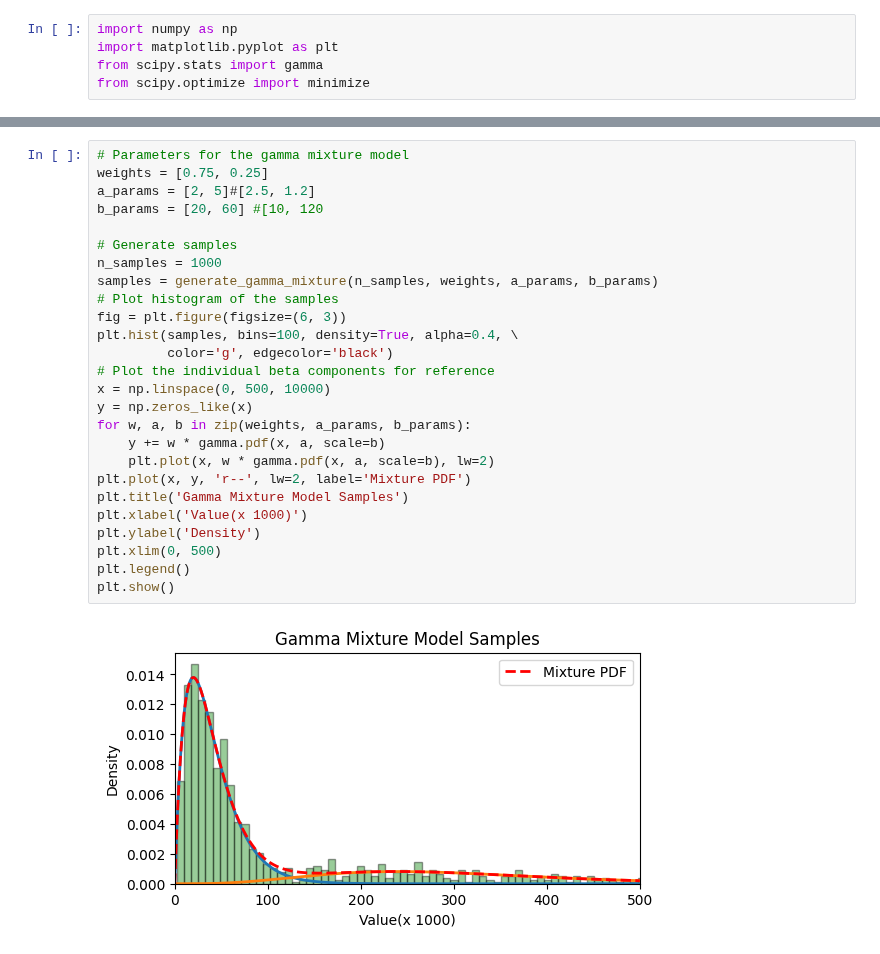
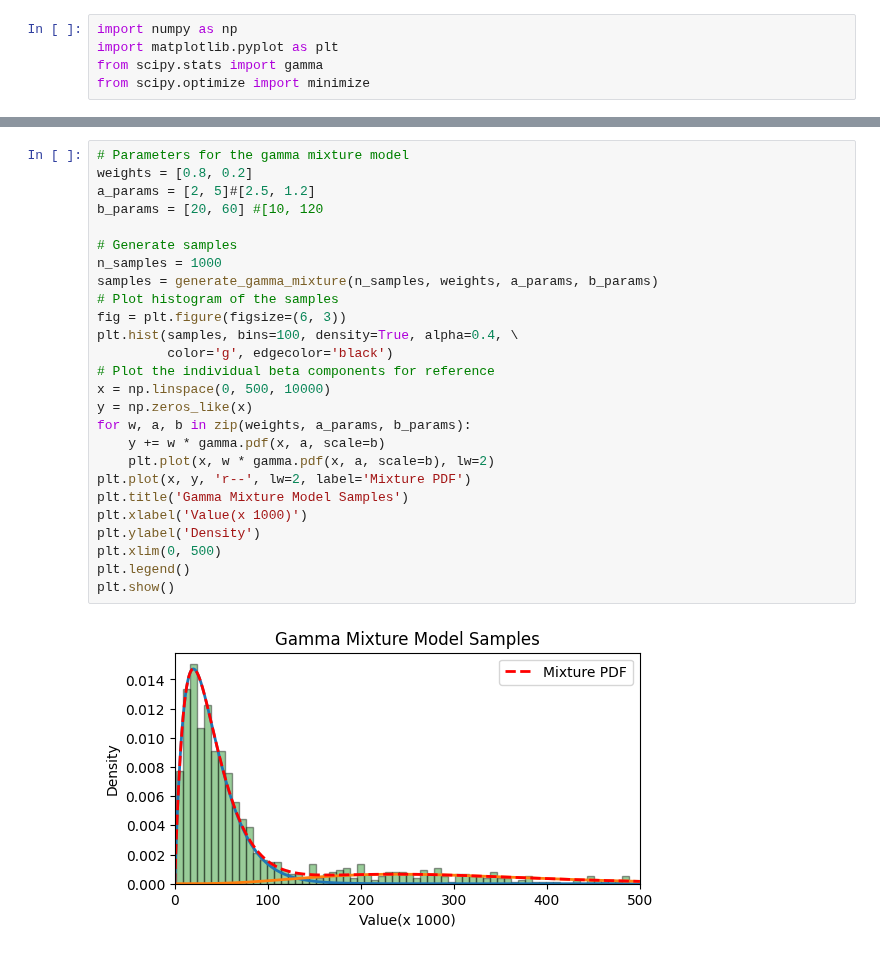
Before and after one commit to ntpuccw/InClassCoding, a Jupyter notebook: gar1203.ipynb, the cells around one changed output, grey strips where cells are left out. Cells and saved outputs as stored; diff of their text form.

```diff
--- a/gar1203.ipynb
+++ b/gar1203.ipynb
@@ -80,29 +80,29 @@ def estimate_gamma_mixture(samples, n_components):
     return weights, a_params, b_params
 # %%
 # Parameters for the gamma mixture model
-weights = [0.75, 0.25]
+weights = [0.8, 0.2]
 a_params = [2, 5]#[2.5, 1.2]
 b_params = [20, 60] #[10, 120
 
 # Generate samples
 n_samples = 1000
 samples = generate_gamma_mixture(n_samples, weights, a_params, b_params)
 # Plot histogram of the samples
 fig = plt.figure(figsize=(6, 3))
 plt.hist(samples, bins=100, density=True, alpha=0.4, \
          color='g', edgecolor='black')
 # Plot the individual beta components for reference
 x = np.linspace(0, 500, 10000)
 y = np.zeros_like(x)
 for w, a, b in zip(weights, a_params, b_params):
     y += w * gamma.pdf(x, a, scale=b)
     plt.plot(x, w * gamma.pdf(x, a, scale=b), lw=2)
 plt.plot(x, y, 'r--', lw=2, label='Mixture PDF')
 plt.title('Gamma Mixture Model Samples')
 plt.xlabel('Value(x 1000)')
 plt.ylabel('Density')
 plt.xlim(0, 500)
 plt.legend()
 plt.show()
 # %% [output]
-[figure, old version]
+[figure, new version]
```
Also changed, not shown: parts of 2 cells of this notebook.
